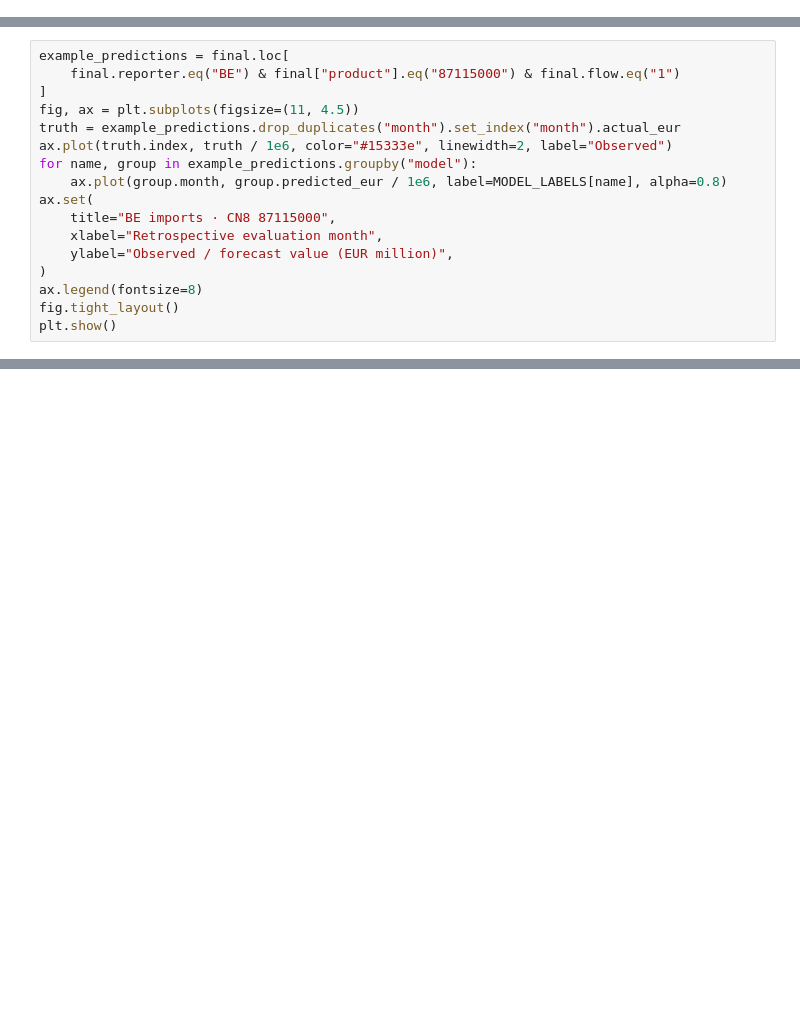
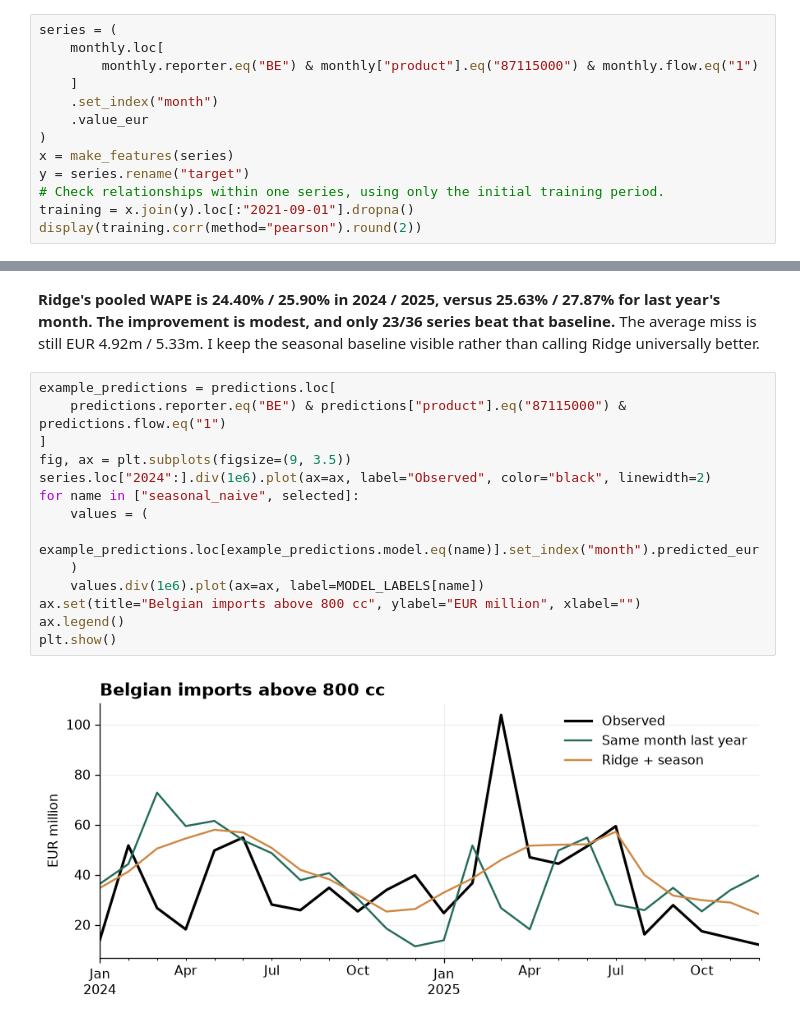
Before and after one commit to Jordan-92/motorcycle-trade-analysis, a Jupyter notebook: notebooks/02_monthly_forecasts.ipynb, the cells around one changed output, grey strips where cells are left out. Saved outputs shown, nothing was run; the diff lists cells and outputs as text; blank space fills up the shorter version.

```diff
--- a/notebooks/02_monthly_forecasts.ipynb
+++ b/notebooks/02_monthly_forecasts.ipynb
@@ -98,0 +46,13 @@ Model weights stay fixed within each evaluation period, but observed prior month
+# %%
+series = (
+    monthly.loc[
+        monthly.reporter.eq("BE") & monthly["product"].eq("87115000") & monthly.flow.eq("1")
+    ]
+    .set_index("month")
+    .value_eur
+)
+x = make_features(series)
+y = series.rename("target")
+# Check relationships within one series, using only the initial training period.
+training = x.join(y).loc[:"2021-09-01"].dropna()
+display(training.corr(method="pearson").round(2))
@@ -186,17 +135,0 @@ The following tables compare March 2025 with the previous month and previous Mar
-# %%
-example_predictions = final.loc[
-    final.reporter.eq("BE") & final["product"].eq("87115000") & final.flow.eq("1")
-]
-fig, ax = plt.subplots(figsize=(11, 4.5))
-truth = example_predictions.drop_duplicates("month").set_index("month").actual_eur
-ax.plot(truth.index, truth / 1e6, color="#15333e", linewidth=2, label="Observed")
-for name, group in example_predictions.groupby("model"):
-    ax.plot(group.month, group.predicted_eur / 1e6, label=MODEL_LABELS[name], alpha=0.8)
-ax.set(
-    title="BE imports · CN8 87115000",
-    xlabel="Retrospective evaluation month",
-    ylabel="Observed / forecast value (EUR million)",
-)
-ax.legend(fontsize=8)
-fig.tight_layout()
-plt.show()
@@ -273,0 +191,18 @@ The next test would use a fresh period and only data available at each forecast
+# %% [markdown]
+**Ridge's pooled WAPE is 24.40% / 25.90% in 2024 / 2025, versus 25.63% / 27.87% for last year's month. The improvement is modest, and only 23/36 series beat that baseline.** The average miss is still EUR 4.92m / 5.33m. I keep the seasonal baseline visible rather than calling Ridge universally better.
+# %%
+example_predictions = predictions.loc[
+    predictions.reporter.eq("BE") & predictions["product"].eq("87115000") & predictions.flow.eq("1")
+]
+fig, ax = plt.subplots(figsize=(9, 3.5))
+series.loc["2024":].div(1e6).plot(ax=ax, label="Observed", color="black", linewidth=2)
+for name in ["seasonal_naive", selected]:
+    values = (
+        example_predictions.loc[example_predictions.model.eq(name)].set_index("month").predicted_eur
+    )
+    values.div(1e6).plot(ax=ax, label=MODEL_LABELS[name])
+ax.set(title="Belgian imports above 800 cc", ylabel="EUR million", xlabel="")
+ax.legend()
+plt.show()
+# %% [output]
+[figure, added]
```
Also changed, not shown: parts of 24 cells of this notebook, 18 other files.
